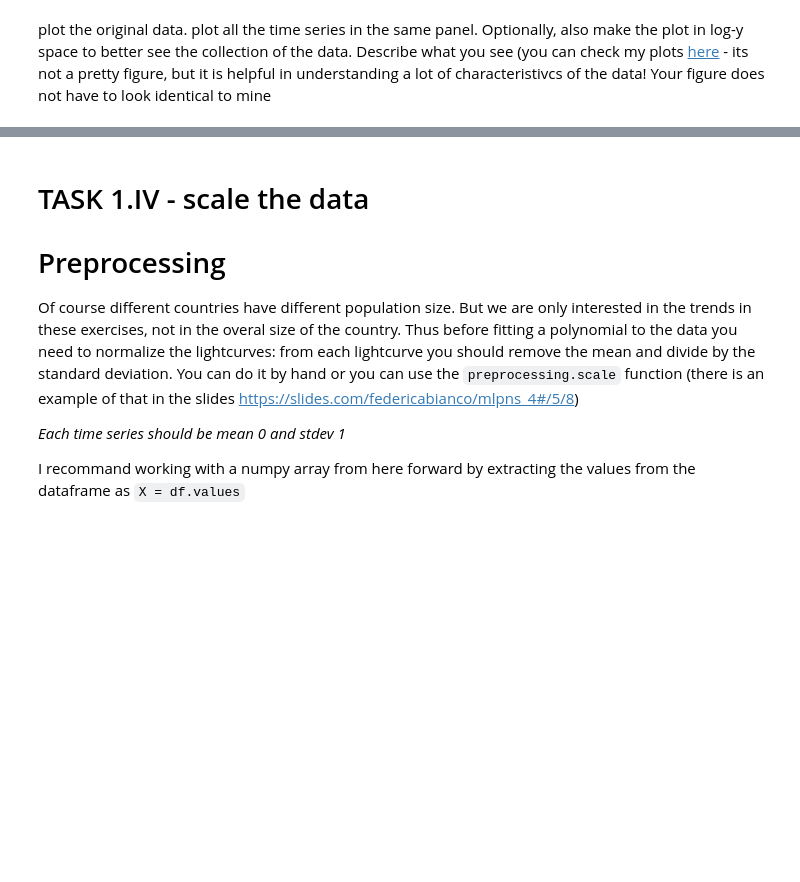
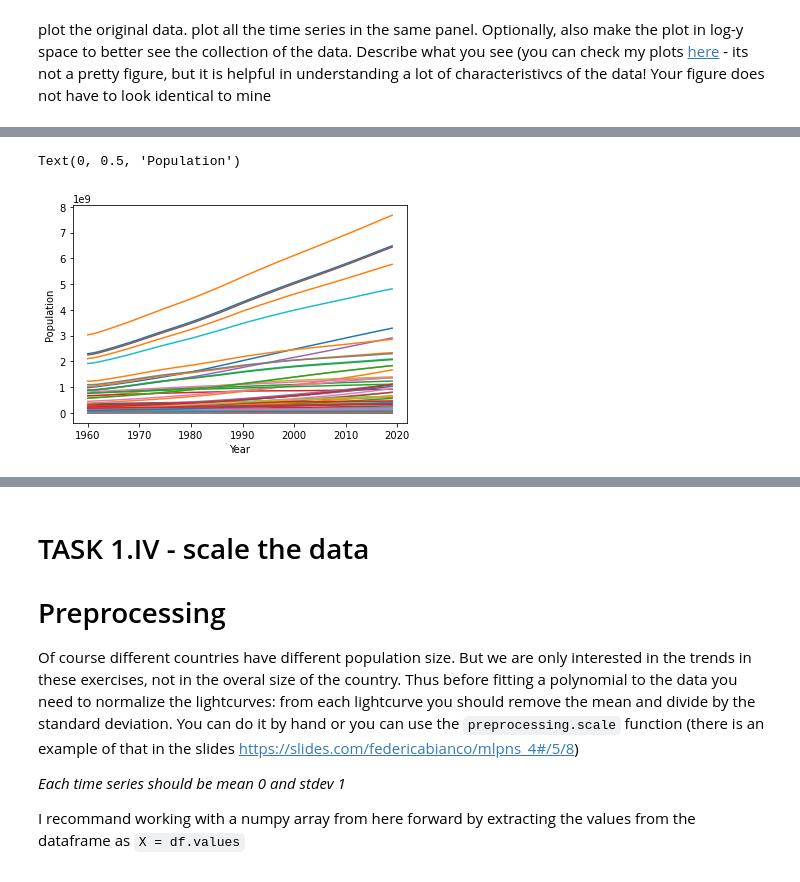
Before and after one commit to ricaiu/MLPNS2021, a Jupyter notebook: MLPNS2021midterm.ipynb, the cells around one changed output, grey strips where cells are left out. Drawn from its saved outputs; the diff is of its cells as text; code cells hidden in the pictures; blank space fills up the shorter version.

```diff
--- a/MLPNS2021midterm.ipynb
+++ b/MLPNS2021midterm.ipynb
@@ -96,0 +150,2 @@ there are 258 countries and 60 time stamps in the cleaned data
+# %%
+datain = pd.read_csv('country_pop_clean.csv',index_col=0)
@@ -98,3 +170,6 @@ there are 258 countries and 60 time stamps in the cleaned data
 # TASK 1.III - plot the data
 # %% [markdown]
 plot the original data. plot all the time series in the same panel. Optionally, also make the plot in log-y space to better see the collection of the data. Describe what you see (you can check my plots [here](https://github.com/fedhere/MLPNS2021/blob/main/midterm/firstFigure.png) - its not a pretty figure, but it is helpful in understanding a lot of characteristivcs of the data! Your figure does not have to look identical to mine
+# %%
+time = np.arange(1960,2020,1)
+time
@@ -100,0 +195,8 @@ plot the original data. plot all the time series in the same panel. Optionally,
+# %%
+for i in range(len(datain)):
+  pl.plot(time,datain.iloc[i].values)
+pl.xlabel('Year')
+pl.ylabel('Population')
+# %% [output]
+Text(0, 0.5, 'Population')
+[figure, added]
```
Also changed, not shown: parts of 54 cells of this notebook.
